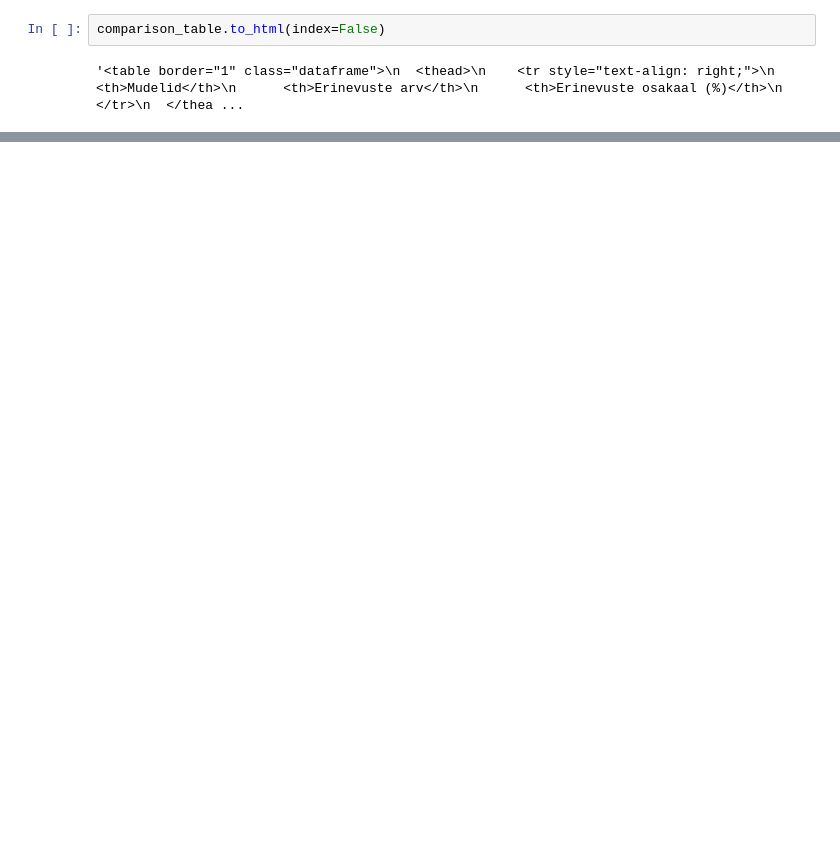
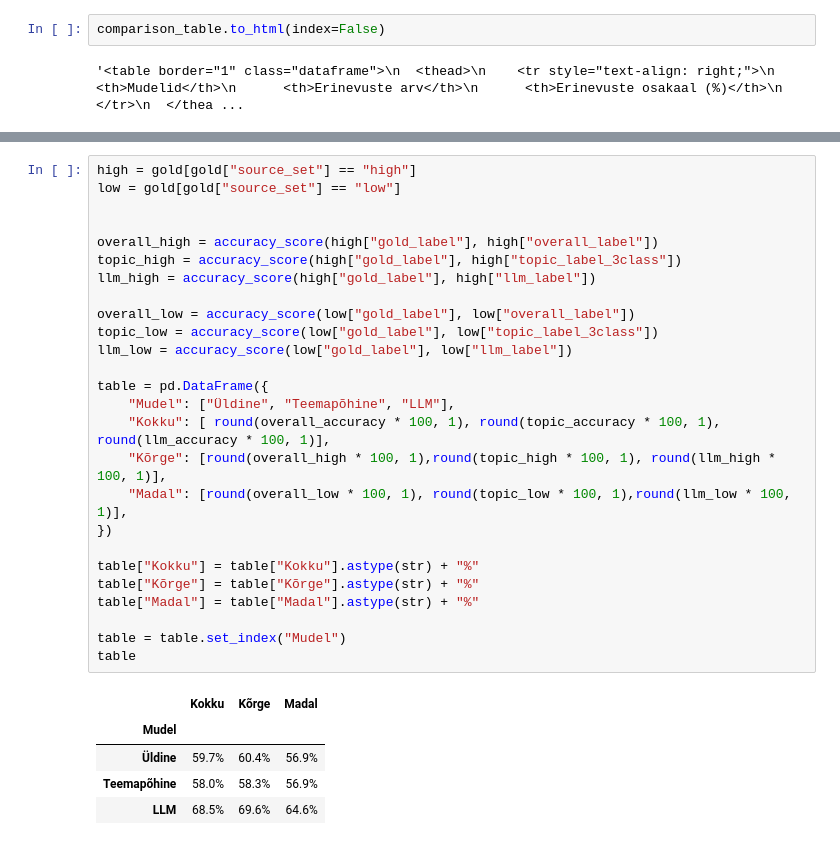
Before and after one commit to annmarleenvarul/Redditi-postituste-automaatne-klassifitseerimine-erineva-signaalitasemega-keskkondades, a Jupyter notebook: notebooks/post_level_model_comparison.ipynb, the cells around one changed output, grey strips where cells are left out. Cells and saved outputs as stored; diff of their text form; blank space fills up the shorter version.

```diff
--- a/notebooks/post_level_model_comparison.ipynb
+++ b/notebooks/post_level_model_comparison.ipynb
@@ -560,0 +671,32 @@ comparison_table.to_html(index=False)
+# %%
+high = gold[gold["source_set"] == "high"]
+low = gold[gold["source_set"] == "low"]
+
+
+overall_high = accuracy_score(high["gold_label"], high["overall_label"])
+topic_high = accuracy_score(high["gold_label"], high["topic_label_3class"])
+llm_high = accuracy_score(high["gold_label"], high["llm_label"])
+
+overall_low = accuracy_score(low["gold_label"], low["overall_label"])
+topic_low = accuracy_score(low["gold_label"], low["topic_label_3class"])
+llm_low = accuracy_score(low["gold_label"], low["llm_label"])
+
+table = pd.DataFrame({
+    "Mudel": ["Üldine", "Teemapõhine", "LLM"],
+    "Kokku": [ round(overall_accuracy * 100, 1), round(topic_accuracy * 100, 1), round(llm_accuracy * 100, 1)],
+    "Kõrge": [round(overall_high * 100, 1),round(topic_high * 100, 1), round(llm_high * 100, 1)],
+    "Madal": [round(overall_low * 100, 1), round(topic_low * 100, 1),round(llm_low * 100, 1)],
+})
+
+table["Kokku"] = table["Kokku"].astype(str) + "%"
+table["Kõrge"] = table["Kõrge"].astype(str) + "%"
+table["Madal"] = table["Madal"].astype(str) + "%"
+
+table = table.set_index("Mudel")
+table
+# %% [output]
+|  | Kokku | Kõrge | Madal |
+| Mudel |  |  |  |
+| Üldine | 59.7% | 60.4% | 56.9% |
+| Teemapõhine | 58.0% | 58.3% | 56.9% |
+| LLM | 68.5% | 69.6% | 64.6% |
```
Also changed, not shown: parts of 21 cells of this notebook, 2 other files.
